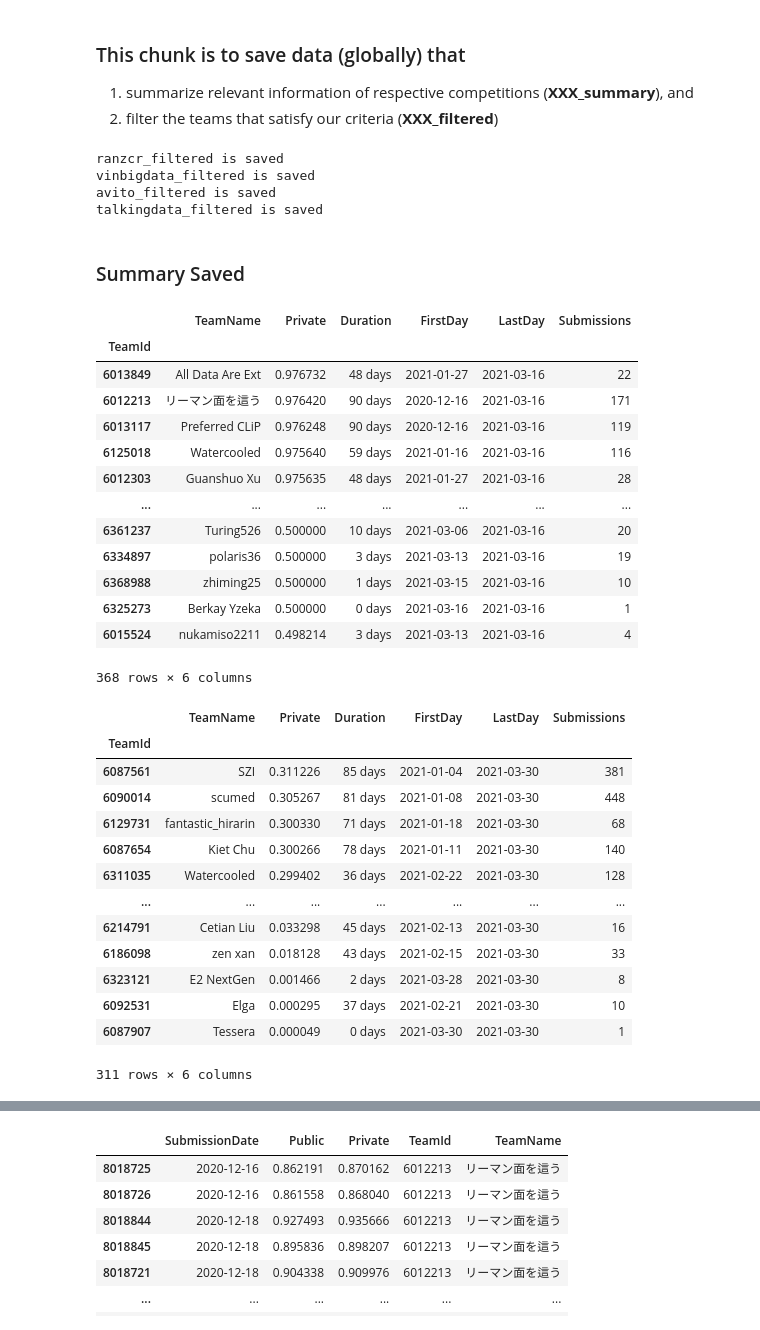
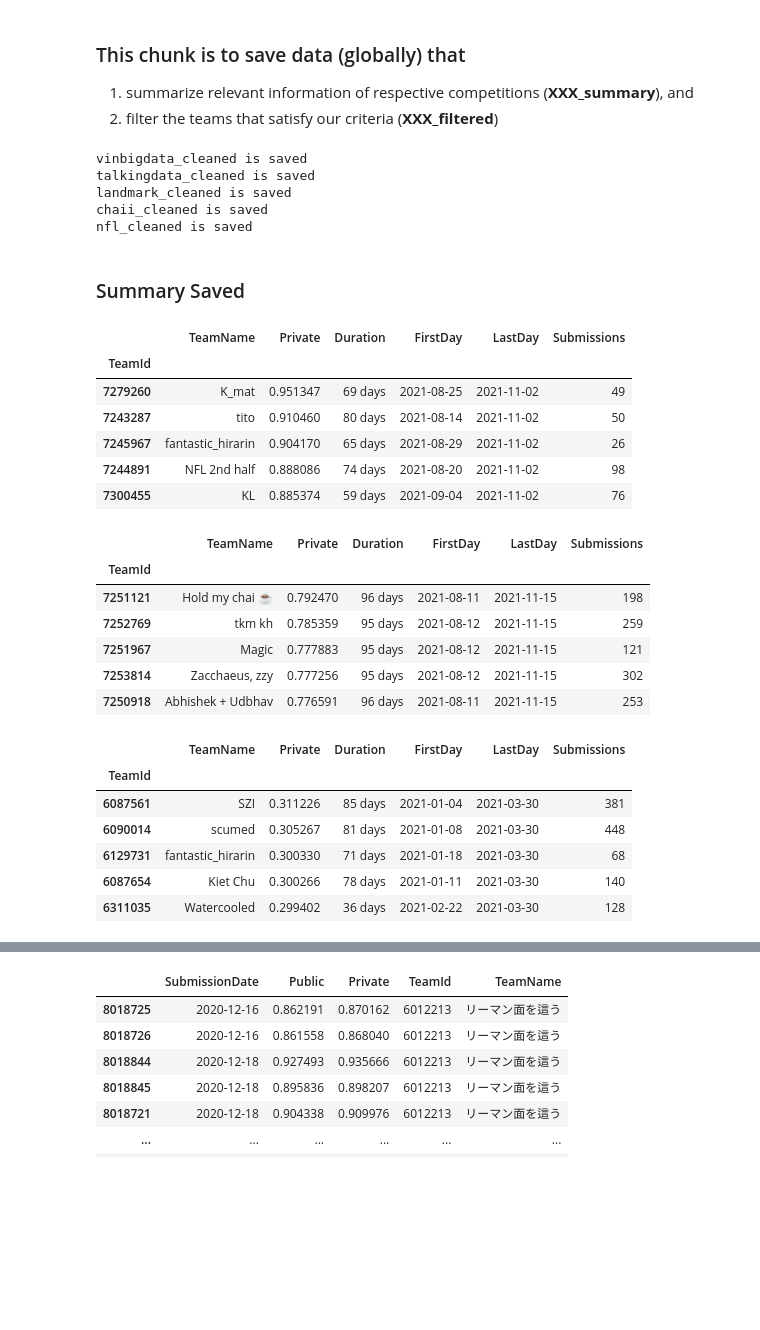
Before and after one commit to zhuanglinsheng/Competition-Data, a Jupyter notebook: submission-traces.ipynb, the cells around one changed output, grey strips where cells are left out. Saved outputs shown, nothing was run; the diff lists cells and outputs as text; code cells hidden in the pictures; blank space fills up the shorter version.

Commit message:
Add in data cleaning procedures, including missing data handling

```diff
--- a/submission-traces.ipynb
+++ b/submission-traces.ipynb
@@ -231,35 +232,60 @@ for c in comp_list:
 
     filtered_team = summary.index[:2] # Need Modification for our criteria
     filtered_data = df[df['TeamId'].isin(filtered_team)][useful_cols]
+    start = filtered_data.groupby('TeamId')['SubmissionDate'].min().max()
+    # filtered_data = filtered_data[filtered_data['SubmissionDate'] >= later_enter_date]
+
     filtered_name = cname + '_filtered'
     globals()[filtered_name] = filtered_data
-    print(f'{filtered_name} is saved')
+    # print(f'{filtered_name} is saved')
+
+    filtered_data['t'] = (filtered_data.SubmissionDate - start).dt.days // 7 + 1
+    # print(filtered_data)
+    q_x = filtered_data.groupby(by=['TeamId', 't']).agg(q =pd.NamedAgg('SubmissionDate', aggfunc='count'),
+                                       x = pd.NamedAgg('Private', aggfunc='max'),
+                                       public = pd.NamedAgg('Public', aggfunc='max'))
+    df_i = q_x.loc[filtered_team[0]]
+    df_j = q_x.loc[filtered_team[1]]
+    df_full = df_i.merge(df_j,left_index=True,right_index=True,how='outer', suffixes=('_i','_j'))
+    df_full[['q_i', 'q_j']] = df_full[['q_i', 'q_j']].fillna(0)
+    df_full[['x_i', 'x_j', 'public_i', 'public_j']] = df_full[['x_i', 'x_j', 'public_i', 'public_j']].fillna(method='ffill')
+    df_full['Z'] = df_full['public_i'] - df_full['public_j']
+    cleaned_data = df_full[df_full.index > 0]
+
+    cleaned_name = cname + '_cleaned'
+    globals()[cleaned_name] = cleaned_data
+    cleaned_data.to_csv(cleaned_name + '.csv', index=False)
+    print(f'{cleaned_name} is saved')
 # %% [output]
-ranzcr_filtered is saved
-vinbigdata_filtered is saved
-avito_filtered is saved
-talkingdata_filtered is saved
+vinbigdata_cleaned is saved
+talkingdata_cleaned is saved
+landmark_cleaned is saved
+chaii_cleaned is saved
+nfl_cleaned is saved
 # %% [markdown]
 ### Summary Saved
+# %%
+nfl_summary.head()
+# %% [output]
+|  | TeamName | Private | Duration | FirstDay | LastDay | Submissions |
+| TeamId |  |  |  |  |  |  |
+| 7279260 | K_mat | 0.951347 | 69 days | 2021-08-25 | 2021-11-02 | 49 |
+| 7243287 | tito | 0.910460 | 80 days | 2021-08-14 | 2021-11-02 | 50 |
+| 7245967 | fantastic_hirarin | 0.904170 | 65 days | 2021-08-29 | 2021-11-02 | 26 |
+| 7244891 | NFL 2nd half | 0.888086 | 74 days | 2021-08-20 | 2021-11-02 | 98 |
+| 7300455 | KL | 0.885374 | 59 days | 2021-09-04 | 2021-11-02 | 76 |
 # %%
-ranzcr_summary
+chaii_summary.head()
 # %% [output]
 |  | TeamName | Private | Duration | FirstDay | LastDay | Submissions |
 | TeamId |  |  |  |  |  |  |
-| 6013849 | All Data Are Ext | 0.976732 | 48 days | 2021-01-27 | 2021-03-16 | 22 |
-| 6012213 | リーマン面を這う | 0.976420 | 90 days | 2020-12-16 | 2021-03-16 | 171 |
-| 6013117 | Preferred CLiP | 0.976248 | 90 days | 2020-12-16 | 2021-03-16 | 119 |
-| 6125018 | Watercooled | 0.975640 | 59 days | 2021-01-16 | 2021-03-16 | 116 |
-| 6012303 | Guanshuo Xu | 0.975635 | 48 days | 2021-01-27 | 2021-03-16 | 28 |
-| ... | ... | ... | ... | ... | ... | ... |
-| 6361237 | Turing526 | 0.500000 | 10 days | 2021-03-06 | 2021-03-16 | 20 |
-| 6334897 | polaris36 | 0.500000 | 3 days | 2021-03-13 | 2021-03-16 | 19 |
-| 6368988 | zhiming25 | 0.500000 | 1 days | 2021-03-15 | 2021-03-16 | 10 |
-| 6325273 | Berkay Yzeka | 0.500000 | 0 days | 2021-03-16 | 2021-03-16 | 1 |
-| 6015524 | nukamiso2211 | 0.498214 | 3 days | 2021-03-13 | 2021-03-16 | 4 |
+| 7251121 | Hold my chai ☕️ | 0.792470 | 96 days | 2021-08-11 | 2021-11-15 | 198 |
+| 7252769 | tkm kh | 0.785359 | 95 days | 2021-08-12 | 2021-11-15 | 259 |
+| 7251967 | Magic | 0.777883 | 95 days | 2021-08-12 | 2021-11-15 | 121 |
+| 7253814 | Zacchaeus, zzy | 0.777256 | 95 days | 2021-08-12 | 2021-11-15 | 302 |
+| 7250918 | Abhishek + Udbhav | 0.776591 | 96 days | 2021-08-11 | 2021-11-15 | 253 |
-368 rows × 6 columns
 # %%
-vinbigdata_summary
+vinbigdata_summary.head()
 # %% [output]
 |  | TeamName | Private | Duration | FirstDay | LastDay | Submissions |
 | TeamId |  |  |  |  |  |  |
@@ -268,11 +294,4 @@ vinbigdata_summary
 | 6129731 | fantastic_hirarin | 0.300330 | 71 days | 2021-01-18 | 2021-03-30 | 68 |
 | 6087654 | Kiet Chu | 0.300266 | 78 days | 2021-01-11 | 2021-03-30 | 140 |
 | 6311035 | Watercooled | 0.299402 | 36 days | 2021-02-22 | 2021-03-30 | 128 |
-| ... | ... | ... | ... | ... | ... | ... |
-| 6214791 | Cetian Liu | 0.033298 | 45 days | 2021-02-13 | 2021-03-30 | 16 |
-| 6186098 | zen xan | 0.018128 | 43 days | 2021-02-15 | 2021-03-30 | 33 |
-| 6323121 | E2 NextGen | 0.001466 | 2 days | 2021-03-28 | 2021-03-30 | 8 |
-| 6092531 | Elga | 0.000295 | 37 days | 2021-02-21 | 2021-03-30 | 10 |
-| 6087907 | Tessera | 0.000049 | 0 days | 2021-03-30 | 2021-03-30 | 1 |
-311 rows × 6 columns
 # %%
```
Also changed, not shown: parts of 30 cells of this notebook.
